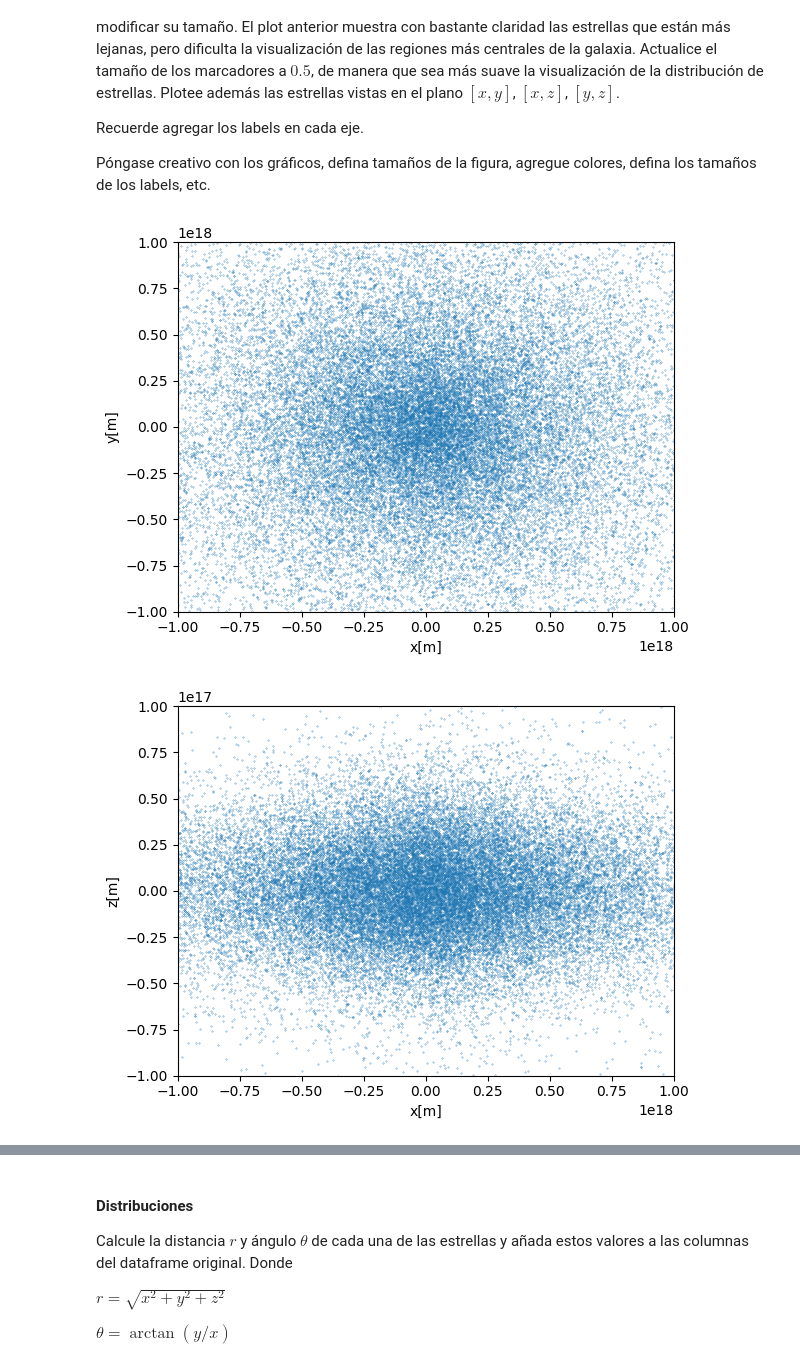
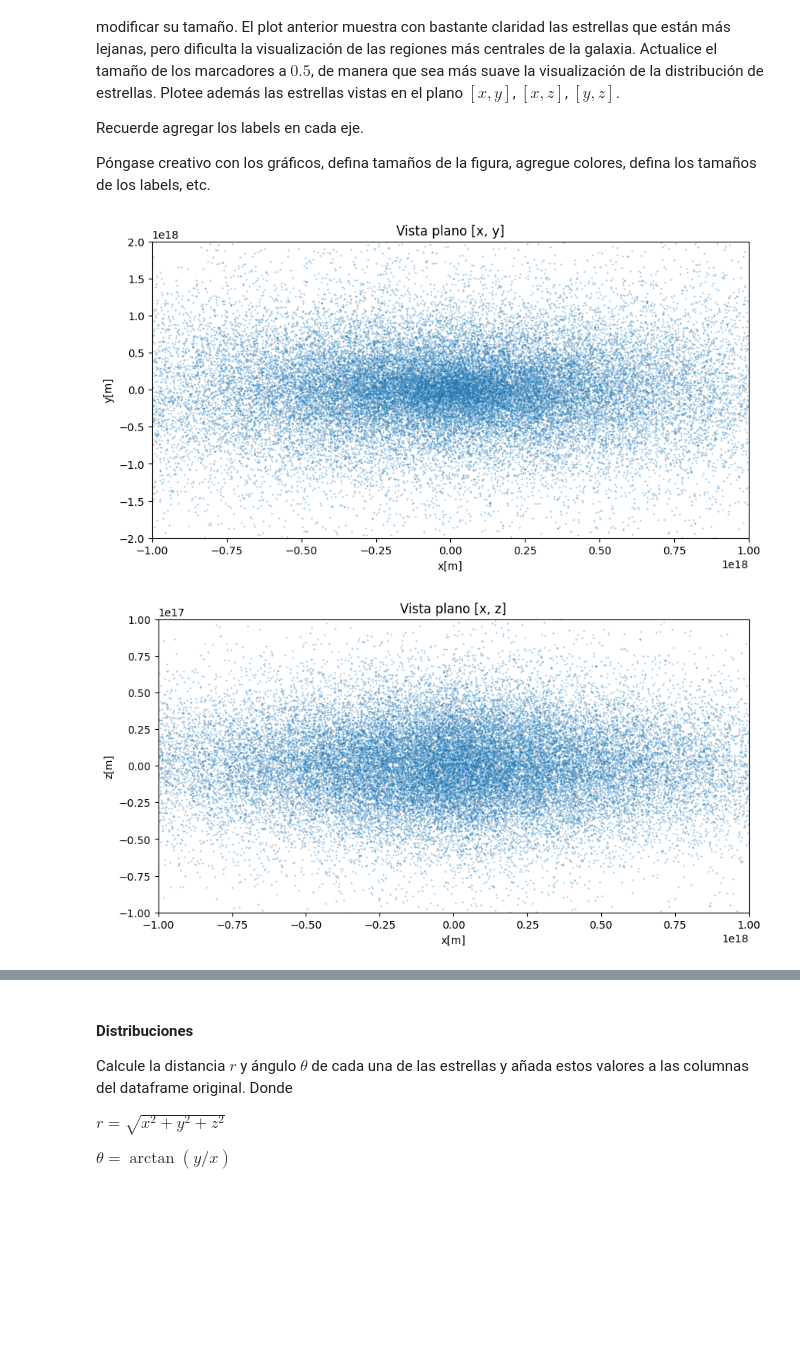
Before and after one commit to carlos-riquelme-c/Tarea-1, a Jupyter notebook: Tarea_1.ipynb, the cells around one changed output, grey strips where cells are left out. Saved outputs shown, nothing was run; the diff lists cells and outputs as text; code cells hidden in the pictures; blank space fills up the shorter version.

```diff
--- a/Tarea_1.ipynb
+++ b/Tarea_1.ipynb
@@ -390,34 +412,35 @@ Recuerde agregar los labels en cada eje.
 Póngase creativo con los gráficos, defina tamaños de la figura, agregue colores, defina los tamaños de los labels, etc.
 # %%
 # Grafique vista en plano [x, y] aquí
+plt.figure(figsize=(10, 5))
 
 plt.xlim(-1e18, 1e18)
-plt.ylim(-1e18, 1e18)
+plt.ylim(-2e18, 2e18)
 
 plt.plot(df_galaxy2['x[m]'], df_galaxy2['y[m]'], '.', markersize=0.5)
 
-# Etiquetas de los ejes
+plt.title('Vista plano [x, y]')
 plt.xlabel('x[m]')
 plt.ylabel('y[m]')
 
-# Mostrar el gráfico
 plt.show()
 # %% [output]
-[figure, old version]
+[figure, new version]
 # %%
 # Grafique vista en plano [x, z] aquí
+plt.figure(figsize=(10, 5))
+
 plt.xlim(-1e18, 1e18)
 plt.ylim(-1e17, 1e17)
 
 plt.plot(df_galaxy2['x[m]'], df_galaxy2['z[m]'], '.', markersize=0.5)
 
-# Etiquetas de los ejes
+plt.title('Vista plano [x, z]')
 plt.xlabel('x[m]')
 plt.ylabel('z[m]')
 
-# Mostrar el gráfico
 plt.show()
 # %% [output]
-[figure, old version]
+[figure, new version]
 # %%
 # Grafique vista en plano [y, z] aquí
```
Also changed, not shown: parts of 28 cells of this notebook.
